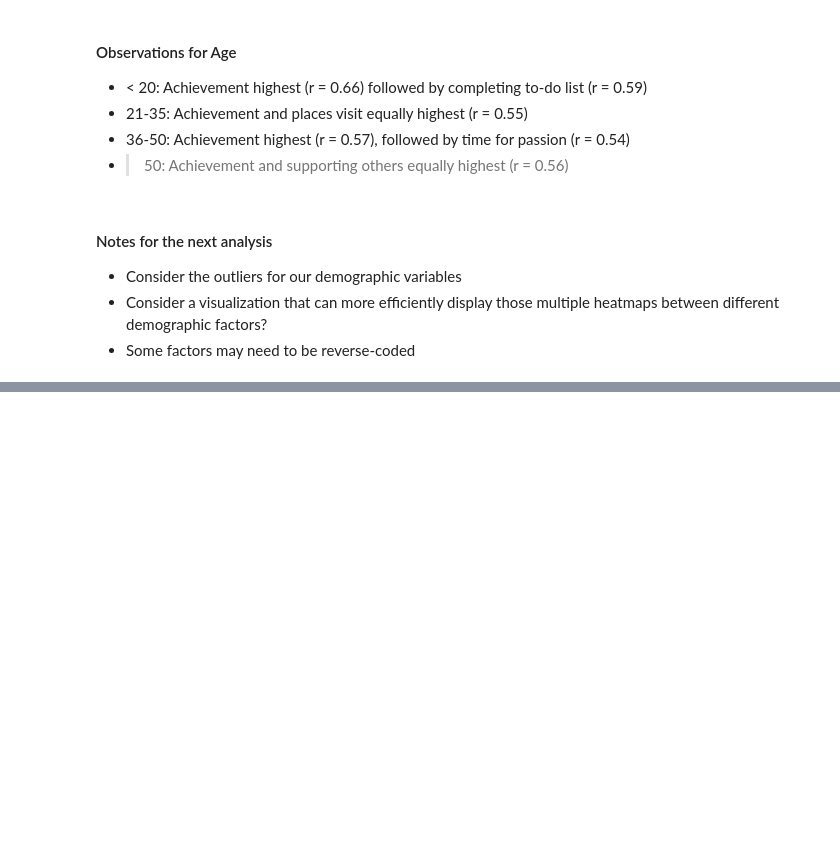
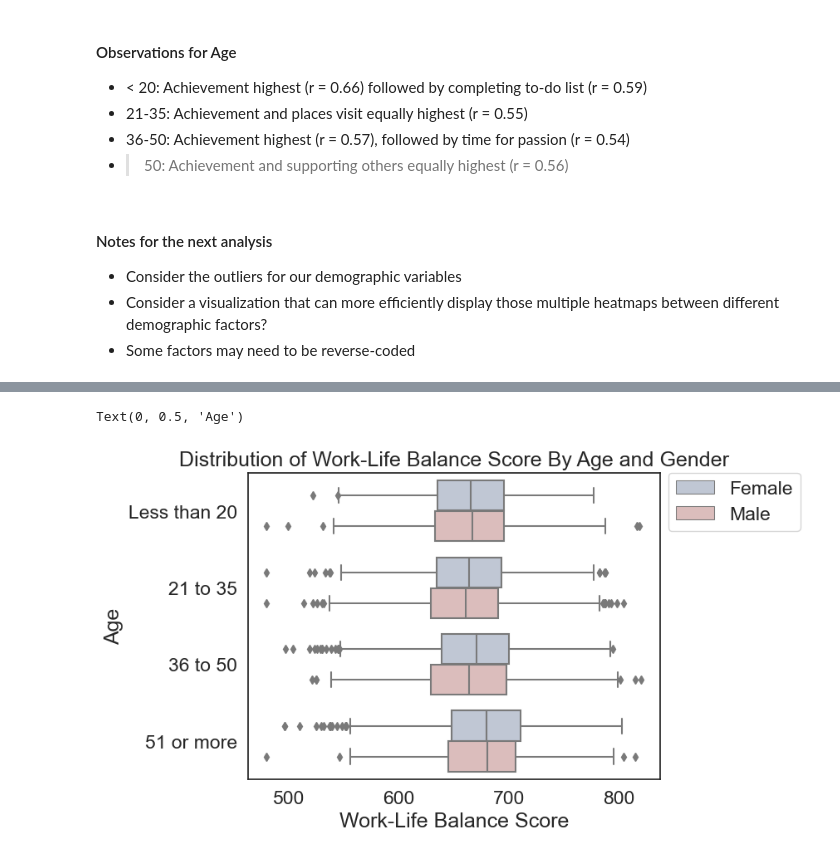
Before and after one commit to ubco-W2022T2-data301/project-group-group06, a Jupyter notebook: analysis/analysis2.ipynb, the cells around one changed output, grey strips where cells are left out. Saved outputs shown, nothing was run; the diff lists cells and outputs as text; code cells hidden in the pictures; blank space fills up the shorter version.

```diff
--- a/analysis/analysis2.ipynb
+++ b/analysis/analysis2.ipynb
@@ -246,0 +255,9 @@ sns.heatmap(data4.corr(), vmin=-1, vmax=1, annot=True)
+# %%
+# Method chaining - load and clean data
+df = (
+    pd.read_csv("../data/raw/Wellbeing_and_lifestyle_data_Kaggle.csv")
+    .dropna(axis = 0)
+    .drop(columns = 'Timestamp')
+    .loc[lambda x: x['DAILY_STRESS'] != '1/1/00']
+    .rename(columns = lambda x: x.capitalize())
+)
@@ -246,0 +356,12 @@ sns.heatmap(data4.corr(), vmin=-1, vmax=1, annot=True)
+# %%
+# A visual representation of our outliers by demographic factors
+df['Age'] = df['Age'].astype('category')
+sns.set_theme(style = "white", font_scale = 1.5)
+sns.boxplot(df, x = "Work_life_balance_score", y = "Age",order = ['Less than 20', '21 to 35', '36 to 50', '51 or more'], palette = "vlag", hue = "Gender")
+plt.legend(bbox_to_anchor=(1.02, 1), loc='upper left', borderaxespad=0)
+plt.title('Distribution of Work-Life Balance Score By Age and Gender')
+plt.xlabel('Work-Life Balance Score')
+plt.ylabel('Age')
+# %% [output]
+Text(0, 0.5, 'Age')
+[figure, added]
```
Also changed, not shown: parts of 12 cells of this notebook.
